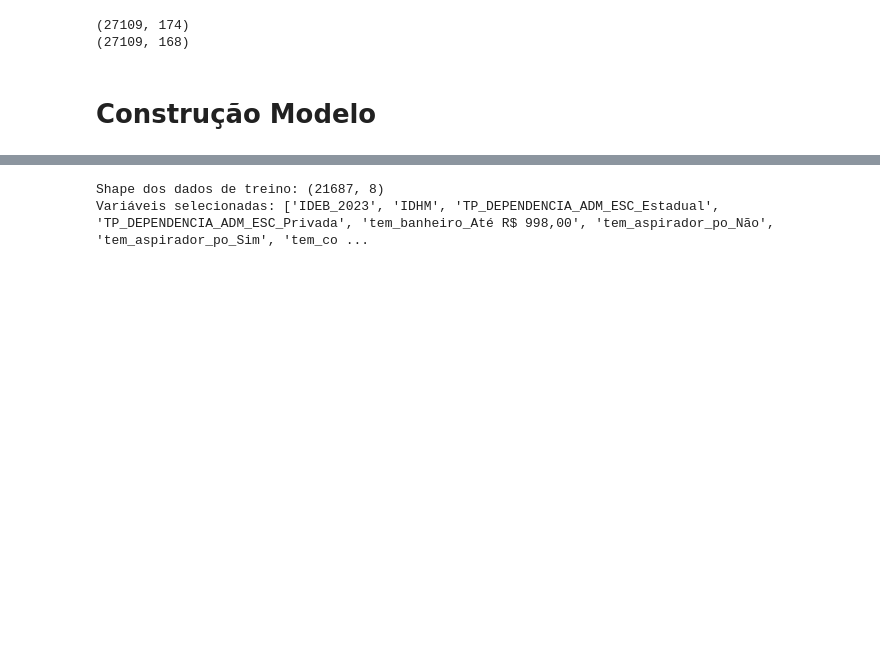
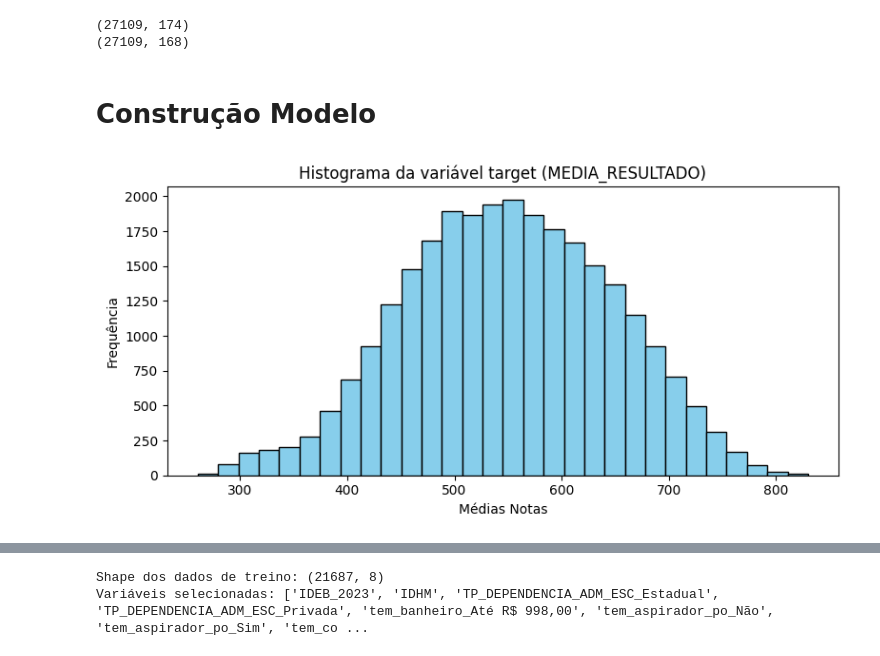
Before and after one commit to helios036/ML_ENEM_2023, a Jupyter notebook: ML_ENEM_GO_2023_XGB.ipynb, the cells around one changed output, grey strips where cells are left out. Cells and saved outputs as stored; diff of their text form; code cells hidden in the pictures; blank space fills up the shorter version.

```diff
--- a/ML_ENEM_GO_2023_XGB.ipynb
+++ b/ML_ENEM_GO_2023_XGB.ipynb
@@ -446,3 +446,15 @@ scores_GO['REL'] = scores_GO['Scores'] / np.sum(scores_GO['Scores'])
 scores_GO.set_index('Variáveis')['Scores'].plot(kind='bar', figsize=(10, 5), title='Importância das Variáveis Selecionadas')
 plt.savefig("imagens/feature_importance.png", dpi=300, bbox_inches="tight")
 plt.close()
+# %%
+# Histograma da variável target
+plt.figure(figsize=(8, 4))
+plt.hist(y_GO, bins=30, color='skyblue', edgecolor='black')
+plt.title('Histograma da variável target (MEDIA_RESULTADO)')
+plt.xlabel('Médias Notas')
+plt.ylabel('Frequência')
+plt.tight_layout()
+plt.savefig("imagens/analise_descritiva/histograma.jpg", dpi=300, bbox_inches="tight")
+plt.show()
+# %% [output]
+[figure, added]
```
Also changed, not shown: parts of 2 cells of this notebook, 9 other files.
